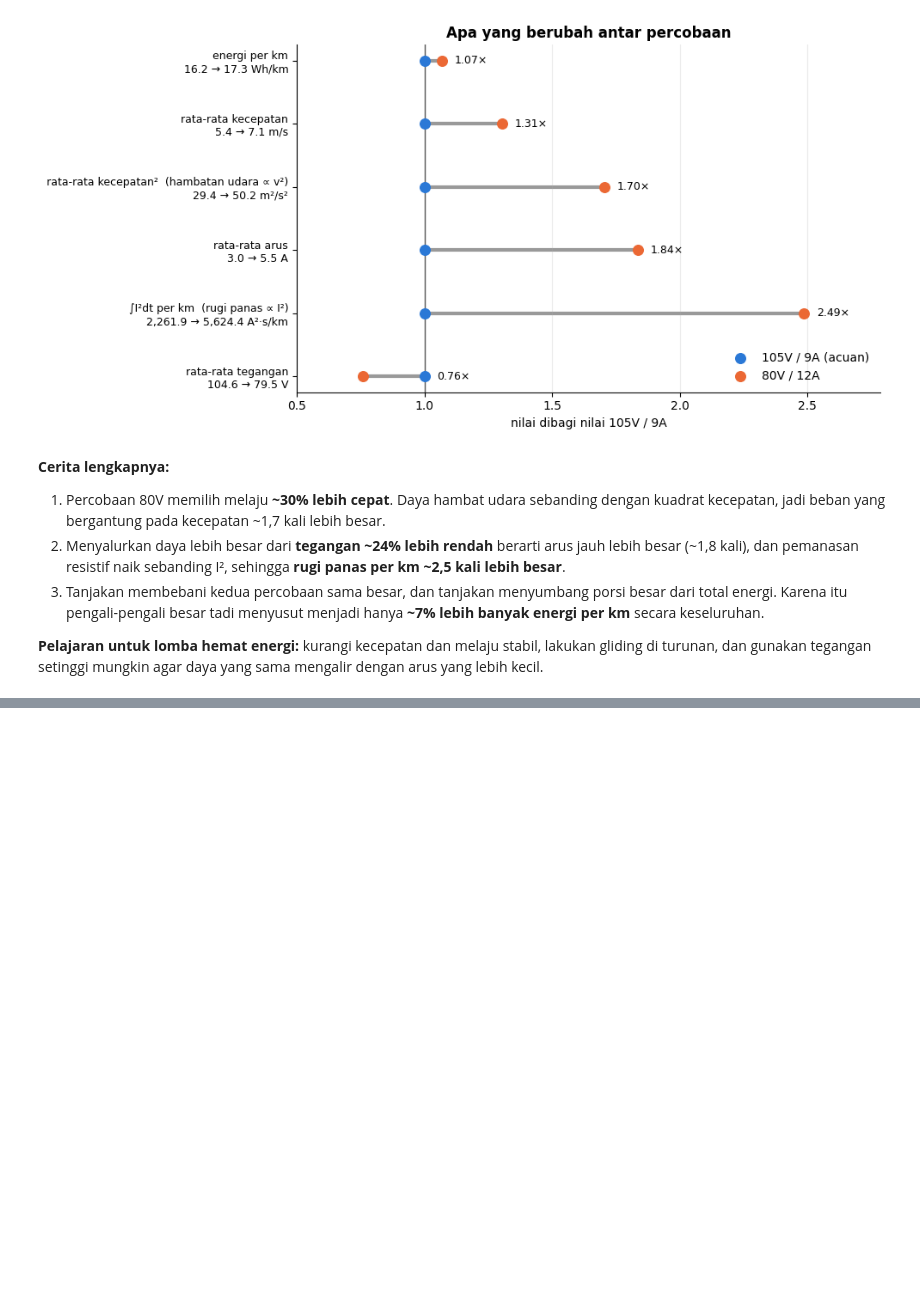
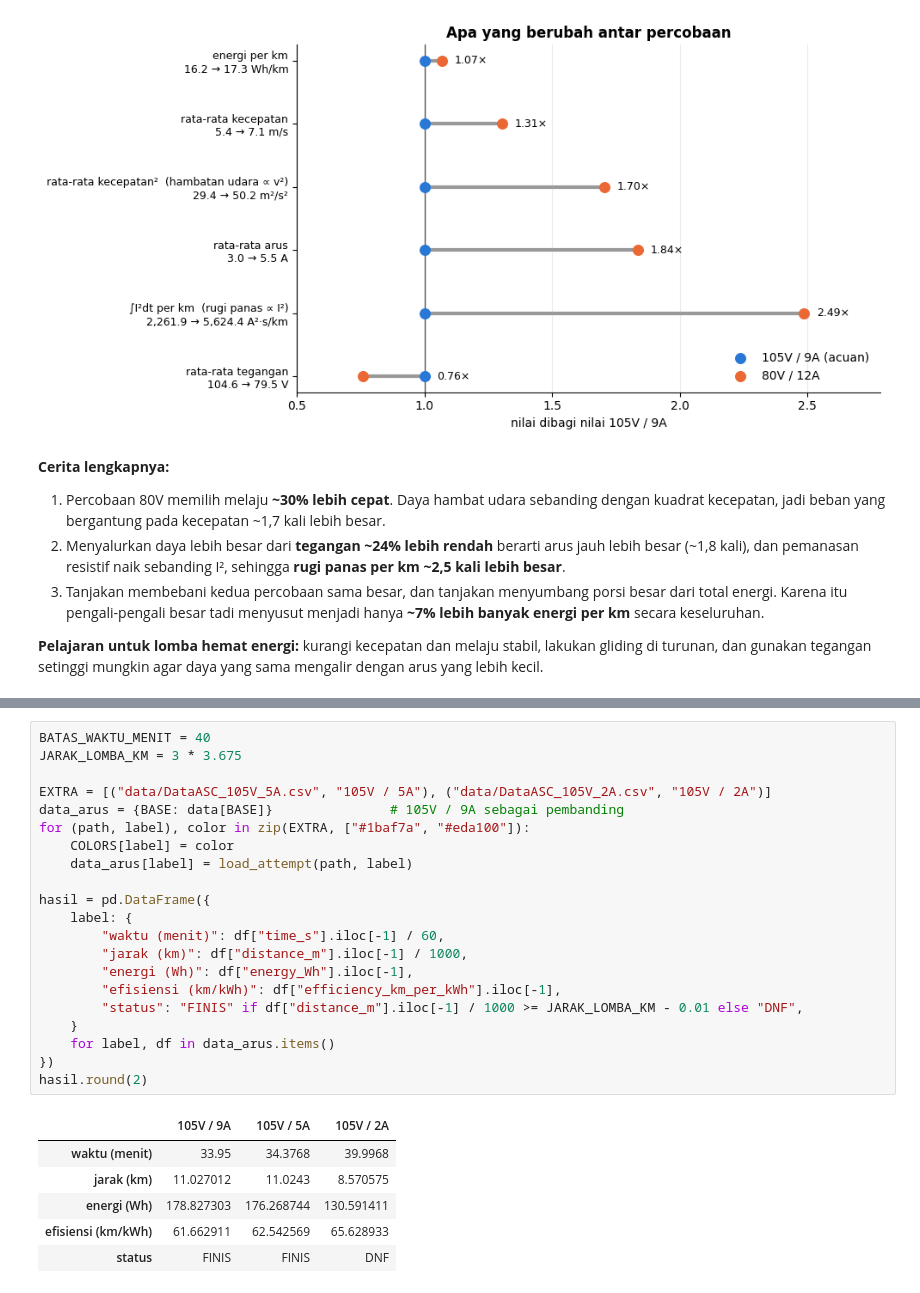
Before and after one commit to Antasena-ITS-Team/ASC_Simulator, a Jupyter notebook: EDA_ASC_solution.ipynb, the cells around one changed output, grey strips where cells are left out. Cells and saved outputs as stored; diff of their text form; blank space fills up the shorter version.

Commit message:
Add 5A and 2A attempts and current-limit DNF section to solution

```diff
--- a/EDA_ASC_solution.ipynb
+++ b/EDA_ASC_solution.ipynb
@@ -710,0 +717,28 @@ plt.show()
+# %%
+BATAS_WAKTU_MENIT = 40
+JARAK_LOMBA_KM = 3 * 3.675
+
+EXTRA = [("data/DataASC_105V_5A.csv", "105V / 5A"), ("data/DataASC_105V_2A.csv", "105V / 2A")]
+data_arus = {BASE: data[BASE]}               # 105V / 9A sebagai pembanding
+for (path, label), color in zip(EXTRA, ["#1baf7a", "#eda100"]):
+    COLORS[label] = color
+    data_arus[label] = load_attempt(path, label)
+
+hasil = pd.DataFrame({
+    label: {
+        "waktu (menit)": df["time_s"].iloc[-1] / 60,
+        "jarak (km)": df["distance_m"].iloc[-1] / 1000,
+        "energi (Wh)": df["energy_Wh"].iloc[-1],
+        "efisiensi (km/kWh)": df["efficiency_km_per_kWh"].iloc[-1],
+        "status": "FINIS" if df["distance_m"].iloc[-1] / 1000 >= JARAK_LOMBA_KM - 0.01 else "DNF",
+    }
+    for label, df in data_arus.items()
+})
+hasil.round(2)
+# %% [output]
+|  | 105V / 9A | 105V / 5A | 105V / 2A |
+| waktu (menit) | 33.95 | 34.3768 | 39.9968 |
+| jarak (km) | 11.027012 | 11.0243 | 8.570575 |
+| energi (Wh) | 178.827303 | 176.268744 | 130.591411 |
+| efisiensi (km/kWh) | 61.662911 | 62.542569 | 65.628933 |
+| status | FINIS | FINIS | DNF |
```
Also changed, not shown: parts of 5 cells of this notebook, 2 other files.
